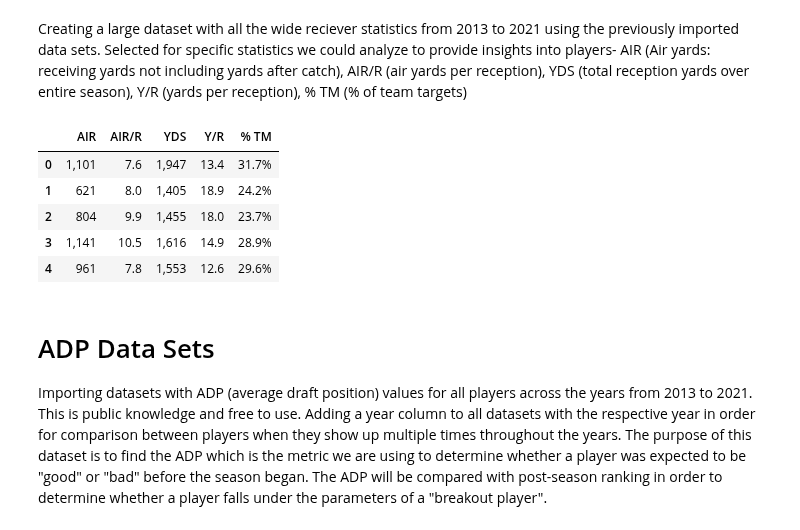
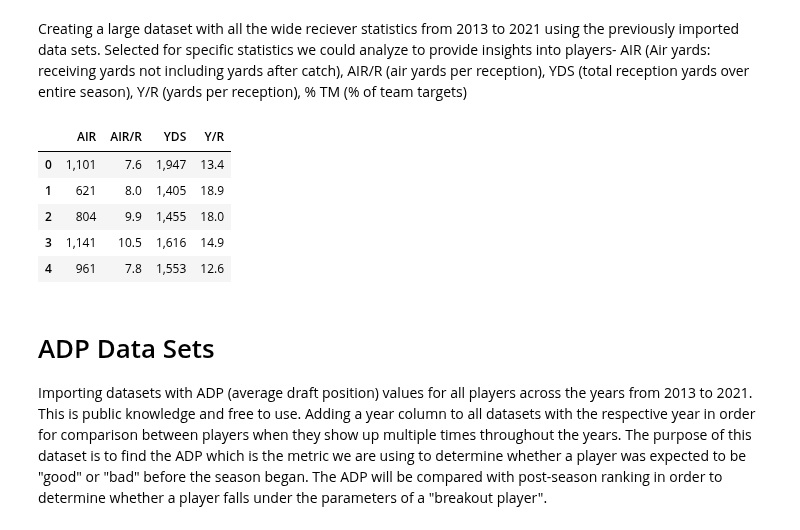
Before and after one commit to jjz62/info2950group, a Jupyter notebook: data_notebook.ipynb, the cells around one changed output. Drawn from its saved outputs; the diff is of its cells as text; code cells hidden in the pictures.

```diff
--- a/data_notebook.ipynb
+++ b/data_notebook.ipynb
@@ -52,15 +54,15 @@ Creating a large dataset with all the wide reciever statistics from 2013 to 2021
 # %%
 #wr large dataset
 wr_table = pd.concat([wr_stats_2021,wr_stats_2020,wr_stats_2019,wr_stats_2018,wr_stats_2017,wr_stats_2016,wr_stats_2015,wr_stats_2014,wr_stats_2013])
-wr_table = wr_table[["AIR", "AIR/R", "YDS", "Y/R", "% TM"]]
+wr_table = wr_table[["AIR", "AIR/R", "YDS", "Y/R"]]
 wr_table.head()
 # %% [output]
-|  | AIR | AIR/R | YDS | Y/R | % TM |
-| 0 | 1,101 | 7.6 | 1,947 | 13.4 | 31.7% |
-| 1 | 621 | 8.0 | 1,405 | 18.9 | 24.2% |
-| 2 | 804 | 9.9 | 1,455 | 18.0 | 23.7% |
-| 3 | 1,141 | 10.5 | 1,616 | 14.9 | 28.9% |
-| 4 | 961 | 7.8 | 1,553 | 12.6 | 29.6% |
+|  | AIR | AIR/R | YDS | Y/R |
+| 0 | 1,101 | 7.6 | 1,947 | 13.4 |
+| 1 | 621 | 8.0 | 1,405 | 18.9 |
+| 2 | 804 | 9.9 | 1,455 | 18.0 |
+| 3 | 1,141 | 10.5 | 1,616 | 14.9 |
+| 4 | 961 | 7.8 | 1,553 | 12.6 |
 # %% [markdown]
 # ADP Data Sets
 
```
Also changed, not shown: parts of 5 cells of this notebook.
